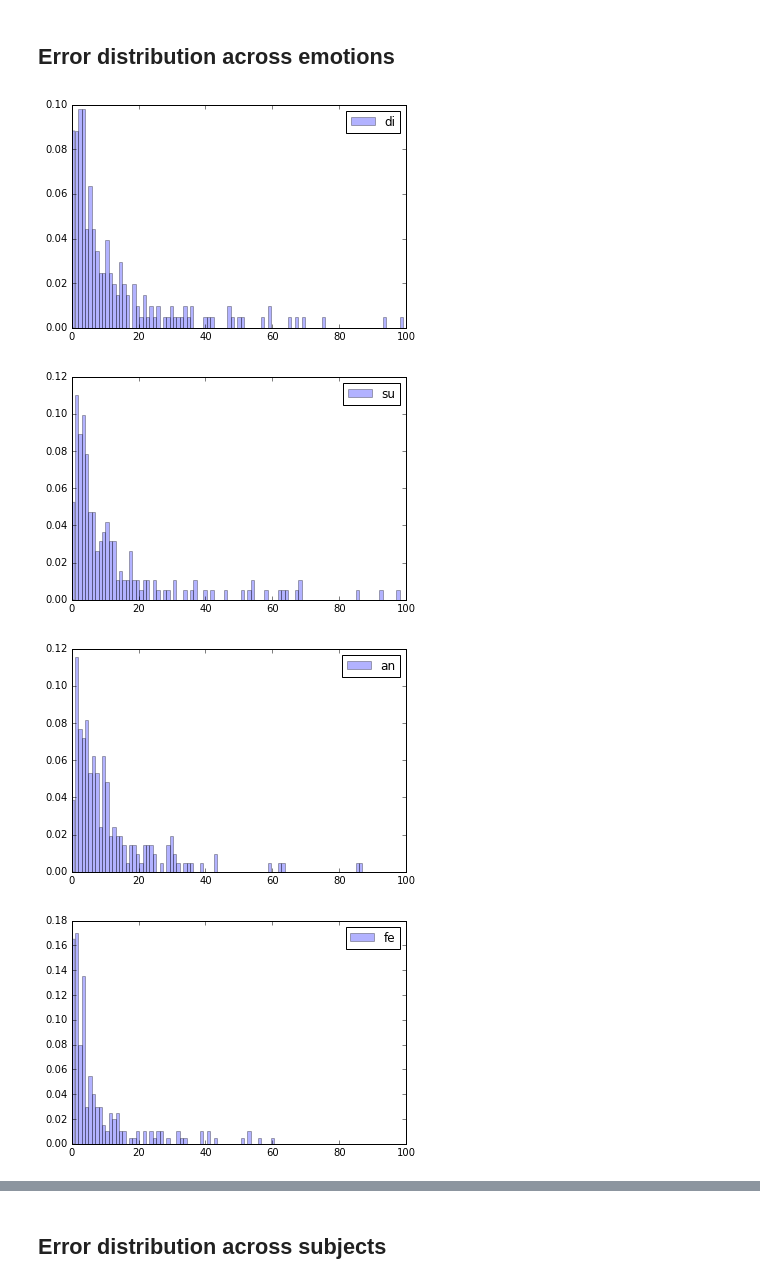
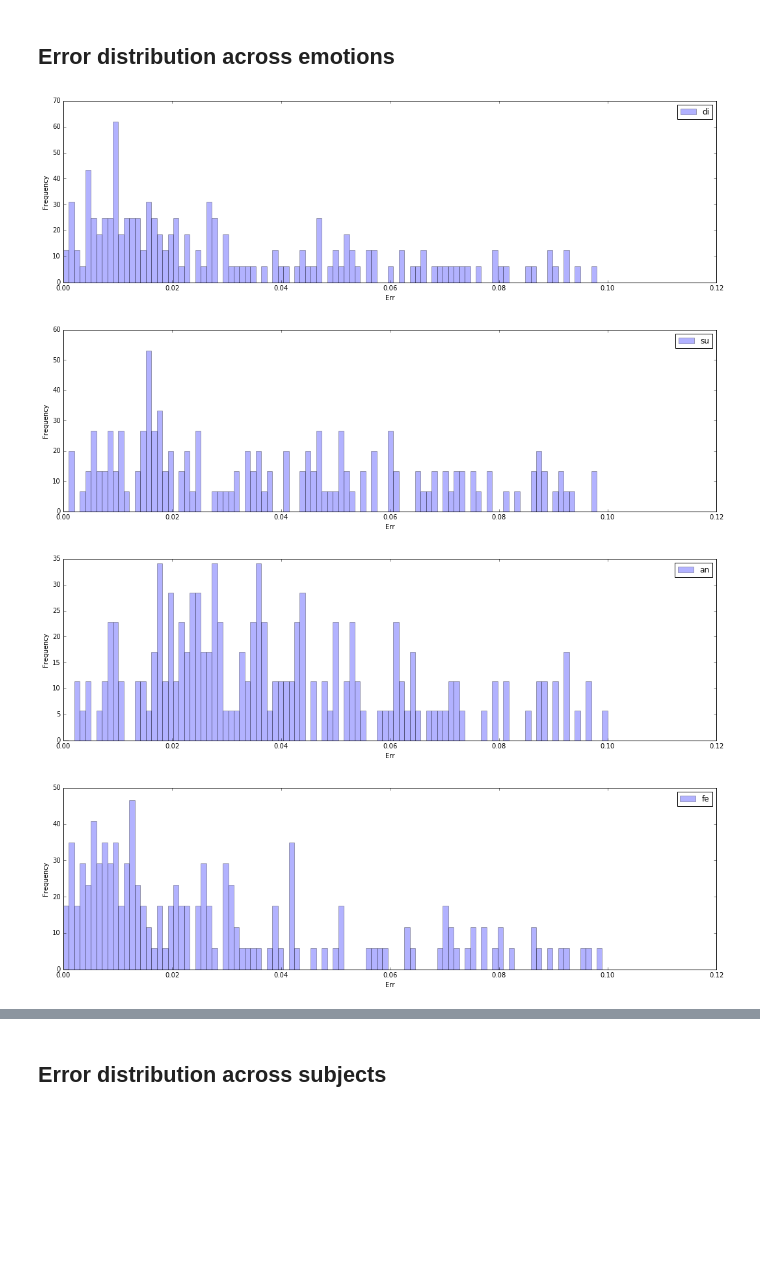
Before and after one commit to qdenisq/Fujisaki, a Jupyter notebook: PYTHON/Report_analysis.ipynb, the cells around one changed output, grey strips where cells are left out. Saved outputs shown, nothing was run; the diff lists cells and outputs as text; code cells hidden in the pictures; blank space fills up the shorter version.

Commit message:
DS: finalyze script for analyzing fujisaki parameters

```diff
--- a/PYTHON/Report_analysis.ipynb
+++ b/PYTHON/Report_analysis.ipynb
@@ -5,8 +5,8 @@
 # %%
 import utils
 import numpy as np
-directory = r'C:/Users/s3628075/Study/Fujisaki/DataBase/enterface/All/'
-report = utils.load_obj(directory+'Report.pkl')
+directory = r'C:\Users\s3628075\Study\Fujisaki\DataBase\enterface\All/'
+report = utils.load_obj(directory+'Fujisaki_Params.pkl')
 fnames, params = zip(*report.items())
 fnames = np.array(fnames)
 Fb = a = b = I = J = Aa_all = Ap_all = np.empty(1)
@@ -52,17 +52,23 @@ Ap length: 1559; min_value: 0.0; max_value: 12.7218
 ## Calculate error
 # %%
 # load emotions.pkl and subjects.pkl utils.load_obj()
+
+emotions = utils.load_obj(directory+'emotions.pkl')
+subjects = utils.load_obj(directory+'subjects.pkl')
+rmse = utils.load_obj(directory+'RMSE.pkl')
 # %% [markdown]
 ## Error distribution across emotions
 # %%
-
-bins = np.linspace(0, 100, 100)
+bins = np.linspace(0, 0.1, 100)
 for key in emotions.keys():
+    plt.figure(figsize=(18,5))
     plt.hist(emotions[key], bins, alpha = 0.3, label=str(key), normed=True)
+    plt.xlabel('Err')
+    plt.ylabel('Frequency')
     plt.legend(loc = 'upper right')
     plt.show()
 # %% [output]
-[figure, old version]
+[figure, new version]
-[figure, old version]
+[figure, new version]
-[figure, old version]
+[figure, new version]
-[figure, old version]
+[figure, new version]
```
Also changed, not shown: parts of 5 cells of this notebook, 6 other files.
